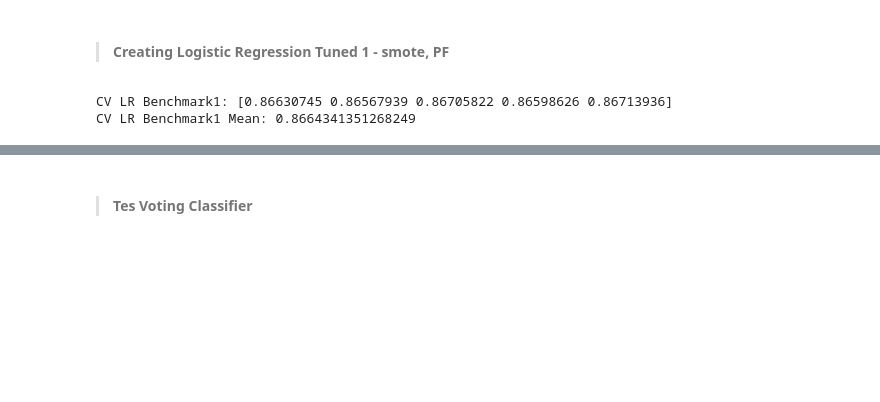
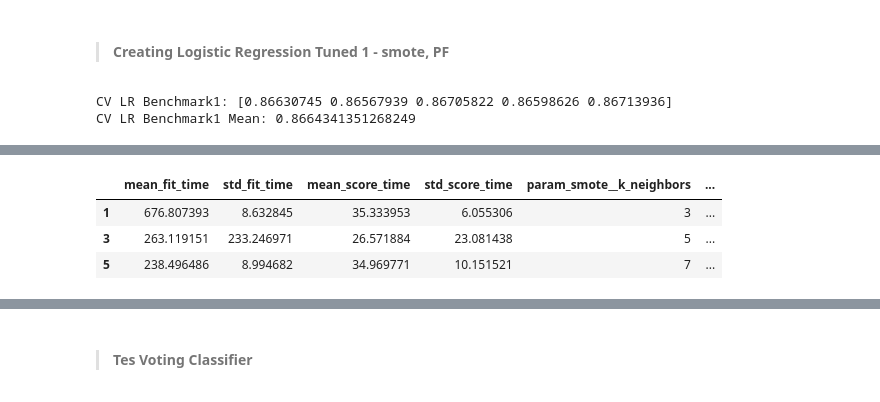
Before and after one commit to bolaubi/DSW_danthon_2021-1, a Jupyter notebook: danthon1.ipynb, the cells around one changed output, grey strips where cells are left out. Cells and saved outputs as stored; diff of their text form; code cells hidden in the pictures; blank space fills up the shorter version.

```diff
--- a/danthon1.ipynb
+++ b/danthon1.ipynb
@@ -973,0 +976,13 @@ CV LR Benchmark1 Mean: 0.8664341351268249
+# %%
+gaus = GaussianNB()
+
+transformer_gaus_tuned1 = ColumnTransformer([
+    ('ordinal', ce.OrdinalEncoder(), ['year', 'month', 'day', 'hour']),
+    ('poly', PolynomialFeatures(degree=2, include_bias=False), ['x','y','z'])
+], remainder='passthrough')
+
+pipe_gaus_tuned1 = imbPipeline([
+    ('transformer', transformer_gaus_tuned1),
+    ('smote', smote),
+    ('gaus', gaus)
+])
@@ -973,0 +1009,16 @@ CV LR Benchmark1 Mean: 0.8664341351268249
+# %%
+hyperparam_space_gaus1 = {
+    'transformer__poly__degree':[2, 3],
+    'smote__k_neighbors': [3, 5, 7]
+}
+
+gridsearch_gaus1 = GridSearchCV(
+    pipe_gaus_tuned1,
+    param_grid = hyperparam_space_gaus1,
+    cv = skfold,
+    scoring = 'f1',
+    n_jobs = -1,
+    verbose = 1
+)
+
+gridsearch_gaus1.fit(X_train_val, y_train_val)
@@ -973,0 +1050,10 @@ CV LR Benchmark1 Mean: 0.8664341351268249
+# %%
+# Gaus Tuned1 Model CV Result
+
+gridsearch_gaus1_df = pd.DataFrame(gridsearch_gaus1.cv_results_)
+gridsearch_gaus1_df.sort_values('rank_test_score').head(3)
+# %% [output]
+|  | mean_fit_time | std_fit_time | mean_score_time | std_score_time | param_smote__k_neighbors | ... |
+| 1 | 676.807393 | 8.632845 | 35.333953 | 6.055306 | 3 | ... |
+| 3 | 263.119151 | 233.246971 | 26.571884 | 23.081438 | 5 | ... |
+| 5 | 238.496486 | 8.994682 | 34.969771 | 10.151521 | 7 | ... |
```
Also changed, not shown: parts of 10 cells of this notebook.
